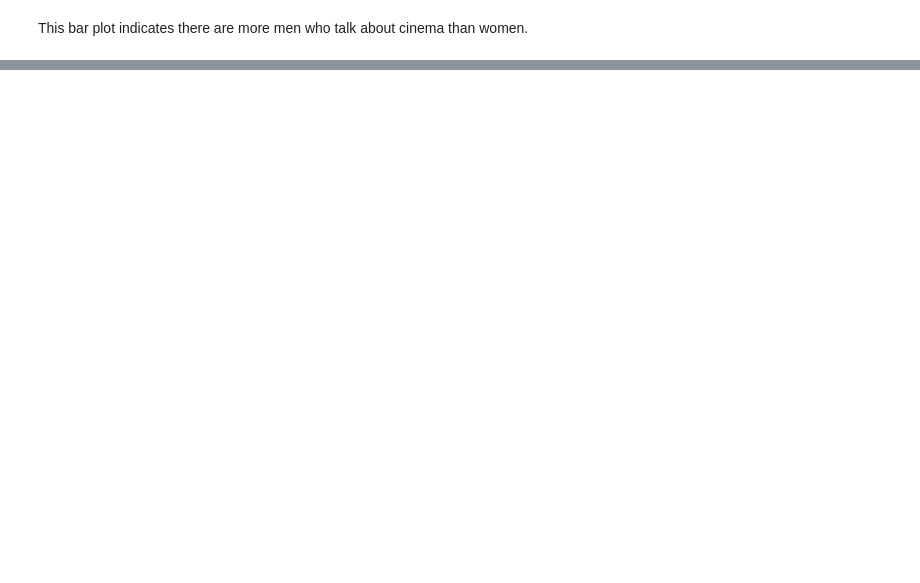
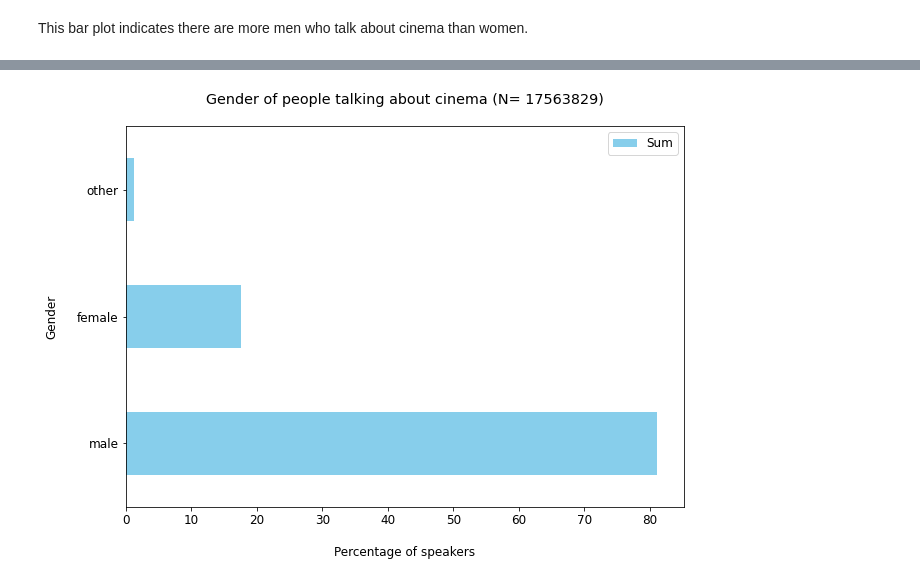
Before and after one commit to epfl-ada/ada-2021-project-escouade, a Jupyter notebook: src/Question_1.ipynb, the cells around one changed output, grey strips where cells are left out. Cells and saved outputs as stored; diff of their text form; code cells hidden in the pictures; blank space fills up the shorter version.

```diff
--- a/src/Question_1.ipynb
+++ b/src/Question_1.ipynb
@@ -218,0 +198,12 @@ Text(0, 0.5, 'Occurence')
+# %%
+
+plt.rc('font', size=12)
+
+df_gender_perc.mul(100).plot.barh(color = 'skyblue', figsize=(10, 7))
+
+plt.title("Gender of people talking about cinema (N= 17563829)\n")
+plt.ylabel("Gender\n")
+plt.xlabel("\nPercentage of speakers")
+plt.savefig('../results/Plot_speaker_by_gender_all.png', bbox_inches='tight')
+# %% [output]
+[figure, added]
```
Also changed, not shown: parts of 23 cells of this notebook.
